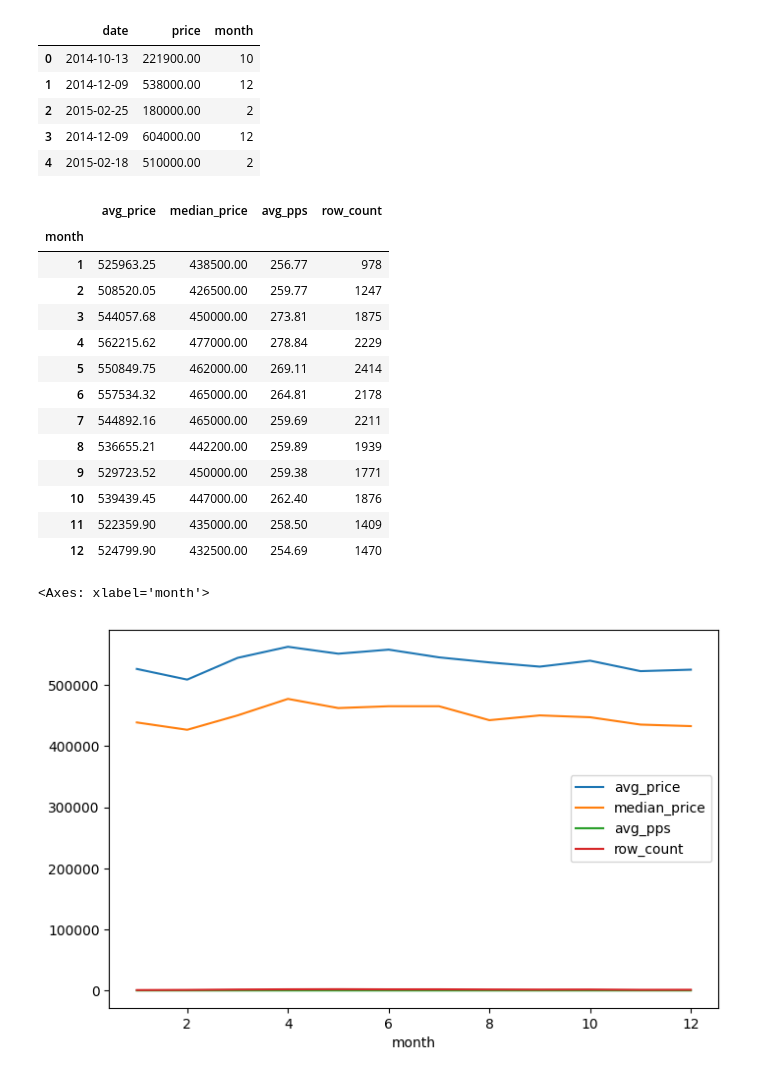
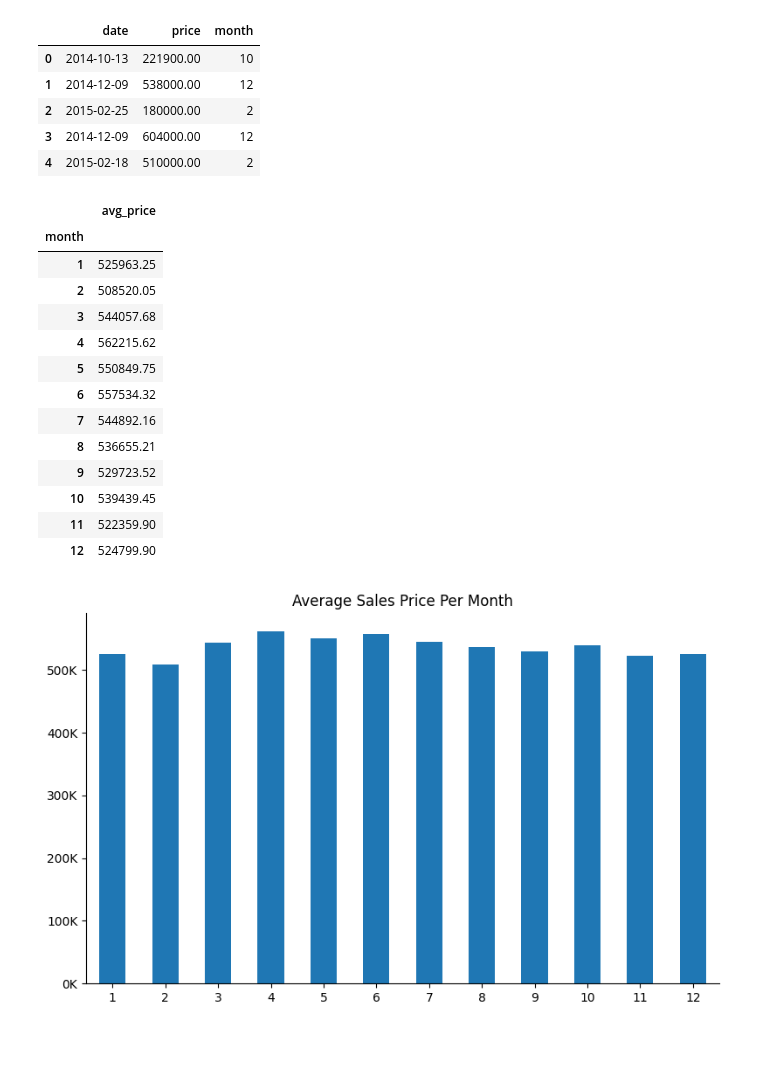
Before and after one commit to helgorithms/ds-eda-project, a Jupyter notebook: stakeholder_recommendations.ipynb, the cells around one changed output. Saved outputs shown, nothing was run; the diff lists cells and outputs as text; code cells hidden in the pictures; blank space fills up the shorter version.

```diff
--- a/stakeholder_recommendations.ipynb
+++ b/stakeholder_recommendations.ipynb
@@ -114,29 +209,55 @@ df_months.head()
 #aggregate the following columns
 monthly_prices = df.groupby(df_months['month'])[['price', 'pps_living']].agg(
                     avg_price = ('price', 'mean'),
-                    median_price = ('price', 'median'),
-                    avg_pps = ('pps_living', 'mean'),
-                    row_count = ('price', 'count')
+                    #median_price = ('price', 'median'),
+                    #avg_pps = ('pps_living', 'mean'),
+                    #row_count = ('price', 'count')
                     )
 
 monthly_prices
 # %% [output]
-|  | avg_price | median_price | avg_pps | row_count |
-| month |  |  |  |  |
-| 1 | 525963.25 | 438500.00 | 256.77 | 978 |
-| 2 | 508520.05 | 426500.00 | 259.77 | 1247 |
-| 3 | 544057.68 | 450000.00 | 273.81 | 1875 |
-| 4 | 562215.62 | 477000.00 | 278.84 | 2229 |
-| 5 | 550849.75 | 462000.00 | 269.11 | 2414 |
-| 6 | 557534.32 | 465000.00 | 264.81 | 2178 |
-| 7 | 544892.16 | 465000.00 | 259.69 | 2211 |
-| 8 | 536655.21 | 442200.00 | 259.89 | 1939 |
-| 9 | 529723.52 | 450000.00 | 259.38 | 1771 |
-| 10 | 539439.45 | 447000.00 | 262.40 | 1876 |
-| 11 | 522359.90 | 435000.00 | 258.50 | 1409 |
-| 12 | 524799.90 | 432500.00 | 254.69 | 1470 |
+|  | avg_price |
+| month |  |
+| 1 | 525963.25 |
+| 2 | 508520.05 |
+| 3 | 544057.68 |
+| 4 | 562215.62 |
+| 5 | 550849.75 |
+| 6 | 557534.32 |
+| 7 | 544892.16 |
+| 8 | 536655.21 |
+| 9 | 529723.52 |
+| 10 | 539439.45 |
+| 11 | 522359.90 |
+| 12 | 524799.90 |
 # %%
-monthly_prices.plot(kind='line')
+# -- re Hypothesis 1
+
+ax = monthly_prices.plot(kind='bar')
+
+ax.set_xticklabels(ax.get_xticklabels(), rotation=0)
+
+# remove top and right spines
+ax.spines['top'].set_visible(False)
+ax.spines['right'].set_visible(False)
+
+# remove frame / outer box
+ax.spines['left'].set_visible(True)
+ax.spines['bottom'].set_visible(True)
+ax.get_legend().remove()
+
+# remove text
+ax.set_ylabel("")
+ax.set_xlabel("")
+ax.set_title("Average Sales Price Per Month")
+
+# format y-axis labels
+formatter = FuncFormatter(lambda x, pos: f"{int(x/1000)}K")
+ax.yaxis.set_major_formatter(formatter)
+
+# save & show plot
+plt.tight_layout()
+plt.savefig('plots/avg_price_per_month.png')
+plt.show()
 # %% [output]
-<Axes: xlabel='month'>
-[figure, old version]
+[figure, new version]
```
Also changed, not shown: parts of 6 cells of this notebook, 13 other files.
